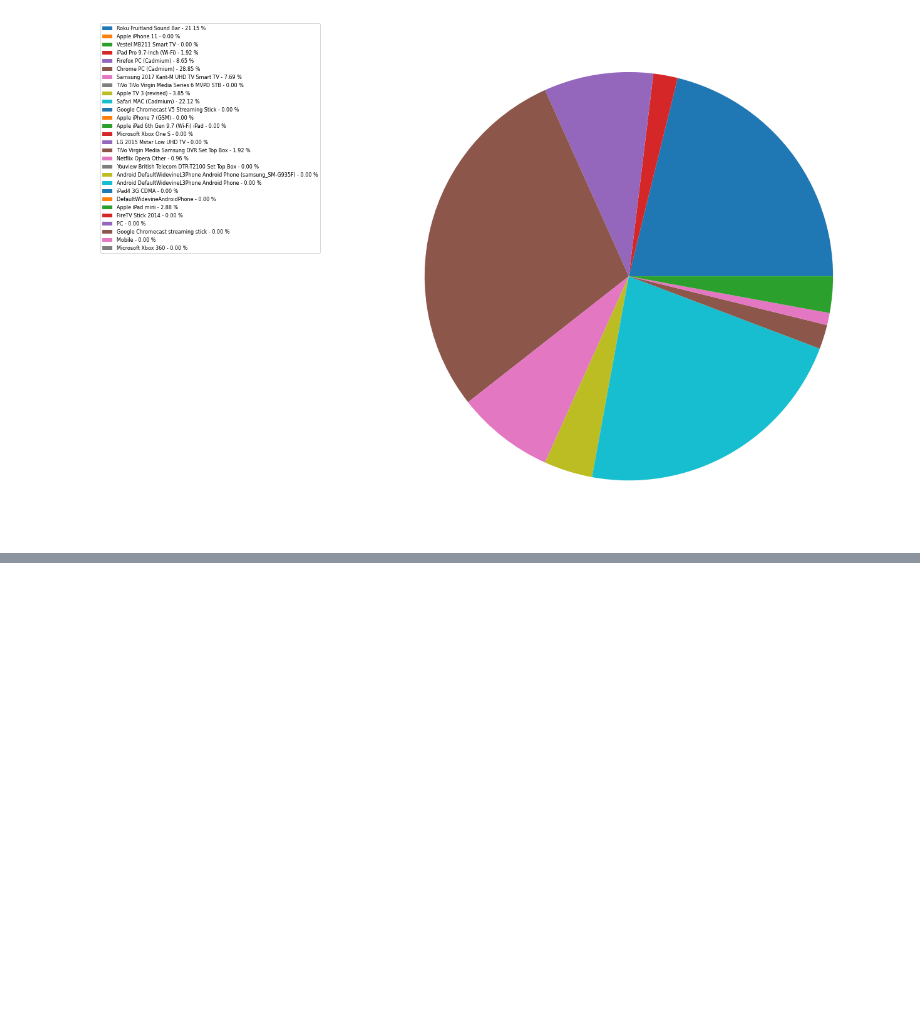
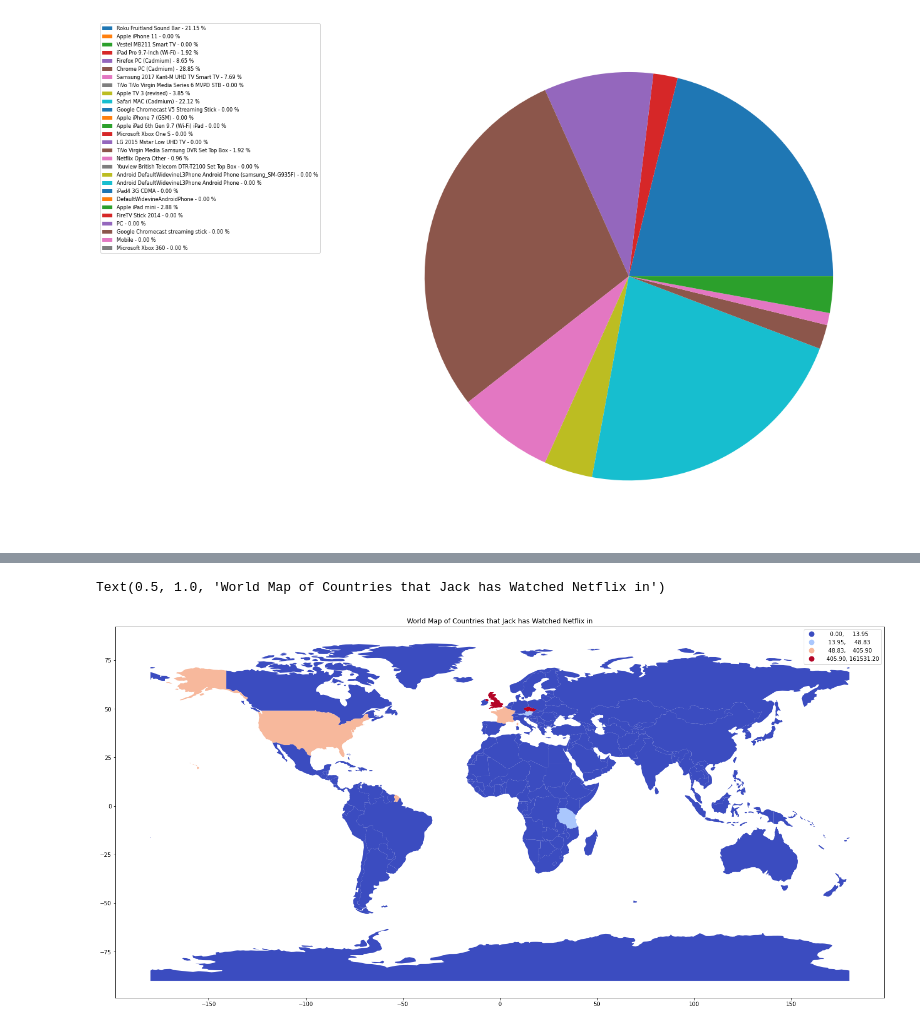
Before and after one commit to SandersJack/NetflixDataAnalysis, a Jupyter notebook: Content_interaction.ipynb, the cells around one changed output, grey strips where cells are left out. Saved outputs shown, nothing was run; the diff lists cells and outputs as text; code cells hidden in the pictures; blank space fills up the shorter version.

```diff
--- a/Content_interaction.ipynb
+++ b/Content_interaction.ipynb
@@ -136,0 +154,33 @@ array(['DAHMER: Monster: The Jeffrey Dahmer Story: Lionel (Episode 8)',
+# %%
+import pycountry
+import geopandas
+import mapclassify
+def alpha3code(column):
+    CODE=[]
+    for country in column:
+        country = country[4:-1]
+        #print(country)
+        try:
+            code=pycountry.countries.get(name=country).alpha_3
+           # .alpha_3 means 3-letter country code
+           # .alpha_2 means 2-letter country code
+            CODE.append(code)
+        except:
+            try:
+                code=pycountry.countries.get(official_name=country).alpha_3
+            # .alpha_3 means 3-letter country code
+            # .alpha_2 means 2-letter country code
+                CODE.append(code)
+            except:
+                CODE.append('None')
+
+    return CODE
+# %%
+countries_duration['CODE'] = alpha3code(countries_duration['Countries'])
+# %%
+world = geopandas.read_file(geopandas.datasets.get_path('naturalearth_lowres'))
+world.columns=['pop_est', 'continent', 'name', 'CODE', 'gdp_md_est', 'geometry']
+merge = pd.merge(world, countries_duration, 'outer',on='CODE')
+merge['Countries'] = merge['name']
+merge['Duration'] = merge['Duration'].fillna(0)
+merge.head(10)
@@ -136,0 +199,4 @@ array(['DAHMER: Monster: The Jeffrey Dahmer Story: Lionel (Episode 8)',
+# %%
+location = pd.read_csv('useful_data/average-latitude-longitude-countries.csv')
+merge = merge.merge(location, 'outer',on='name')
+merge.head(10)
@@ -136,0 +215,9 @@ array(['DAHMER: Monster: The Jeffrey Dahmer Story: Lionel (Episode 8)',
+# %%
+bins = mapclassify.Quantiles(countries_duration['Duration'], k=4).bins
+ax = merge.plot(column='Duration',scheme="User_Defined",
+           figsize=(25, 20),
+           legend=True,cmap='coolwarm',classification_kwds=dict(bins=bins))
+ax.set_title("World Map of Countries that Jack has Watched Netflix in")
+# %% [output]
+Text(0.5, 1.0, 'World Map of Countries that Jack has Watched Netflix in')
+[figure, added]
```
Also changed, not shown: parts of 6 cells of this notebook, 1 other file.
